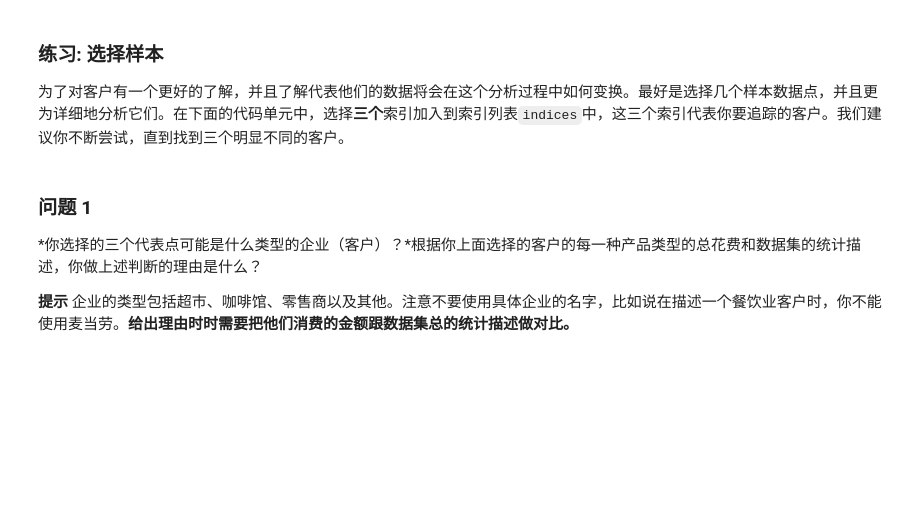
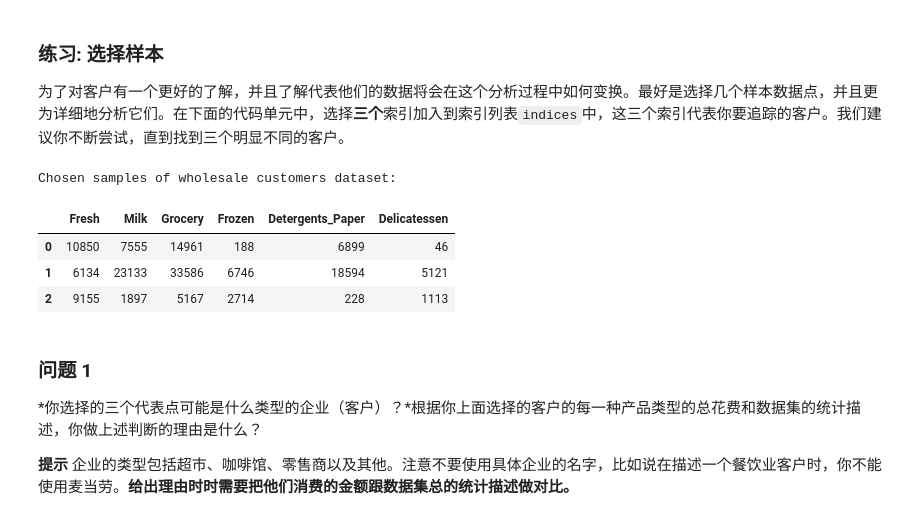
Before and after one commit to CodeWTKH/creating_customer_segments, a Jupyter notebook: customer_segments.ipynb, the cells around one changed output. Saved outputs shown, nothing was run; the diff lists cells and outputs as text; code cells hidden in the pictures; blank space fills up the shorter version.

```diff
--- a/customer_segments.ipynb
+++ b/customer_segments.ipynb
@@ -46,12 +58,18 @@ display(data.describe())
 为了对客户有一个更好的了解，并且了解代表他们的数据将会在这个分析过程中如何变换。最好是选择几个样本数据点，并且更为详细地分析它们。在下面的代码单元中，选择**三个**索引加入到索引列表`indices`中，这三个索引代表你要追踪的客户。我们建议你不断尝试，直到找到三个明显不同的客户。
 # %%
 # TODO：从数据集中选择三个你希望抽样的数据点的索引
-indices = []
+indices = [42, 251, 321]
 
 # 为选择的样本建立一个DataFrame
 samples = pd.DataFrame(data.loc[indices], columns = data.keys()).reset_index(drop = True)
 print "Chosen samples of wholesale customers dataset:"
 display(samples)
+# %% [output]
+Chosen samples of wholesale customers dataset:
+|  | Fresh | Milk | Grocery | Frozen | Detergents_Paper | Delicatessen |
+| 0 | 10850 | 7555 | 14961 | 188 | 6899 | 46 |
+| 1 | 6134 | 23133 | 33586 | 6746 | 18594 | 5121 |
+| 2 | 9155 | 1897 | 5167 | 2714 | 228 | 1113 |
 # %% [markdown]
 ### 问题 1
 *你选择的三个代表点可能是什么类型的企业（客户）？*根据你上面选择的客户的每一种产品类型的总花费和数据集的统计描述，你做上述判断的理由是什么？
```
Also changed, not shown: parts of 13 cells of this notebook.
